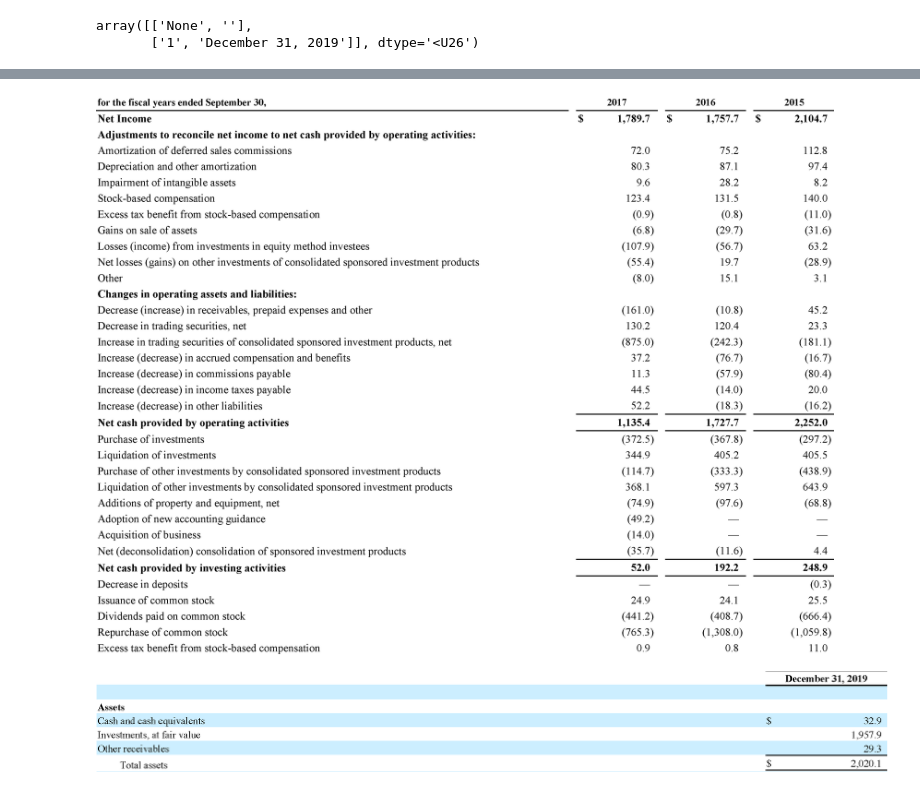
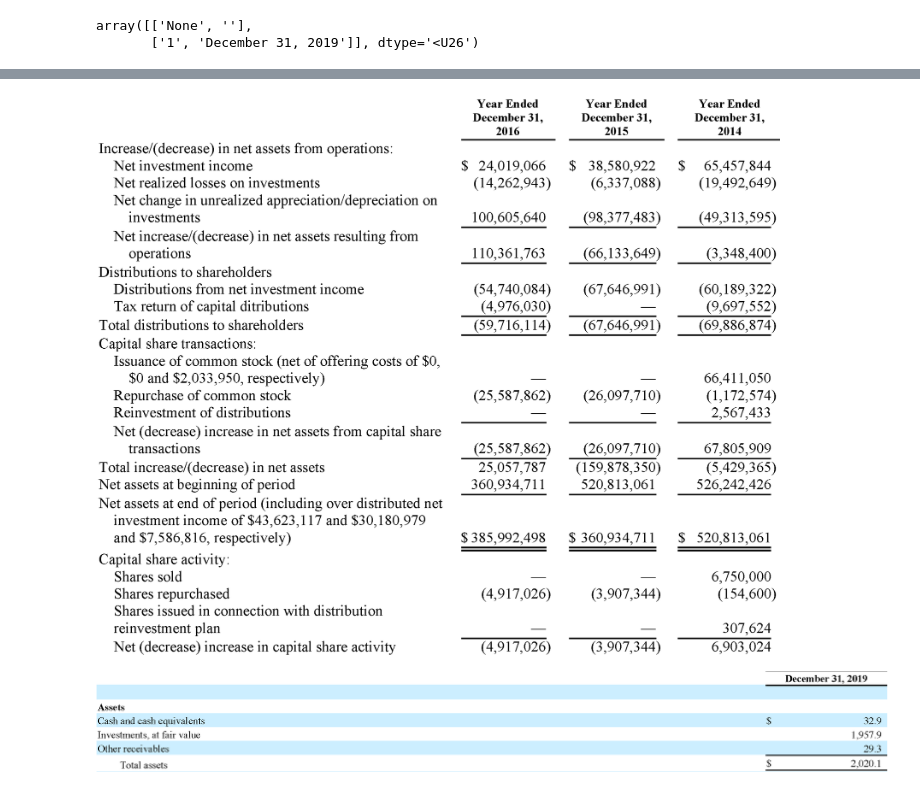
Before and after one commit to shubendu/10k-reports-seach-engine, a Jupyter notebook: Table DATA.ipynb, the cells around one changed output, grey strips where cells are left out. Drawn from its saved outputs; the diff is of its cells as text; code cells hidden in the pictures.

```diff
--- a/Table DATA.ipynb
+++ b/Table DATA.ipynb
@@ -44,9 +41,9 @@ Image.open(io.BytesIO(base64.b64decode(t_0_100_png)))
 # %%
-t_0_100_png,t_0_100_np = get_table_data('10d6d7c34f5c081710f0cb1fc9ae6132_65_t_0')
+t_0_100_png,t_0_100_np = get_table_data('421f01a5b612f4b8652cd68048868784_118_t_0')
 # print(t_0_100_np[-1])
 Image.open(io.BytesIO(base64.b64decode(t_0_100_png)))
 # %% [output]
-[figure, old version]
+[figure, new version]
 # %%
 t_0_100_png,t_0_100_np = get_table_data('aa4c4e4f628e3eb8877215831c98ca26_89_t_0')
 # print(t_0_100_np[-1])
```
Also changed, not shown: parts of 2 cells of this notebook, 1 other file.
